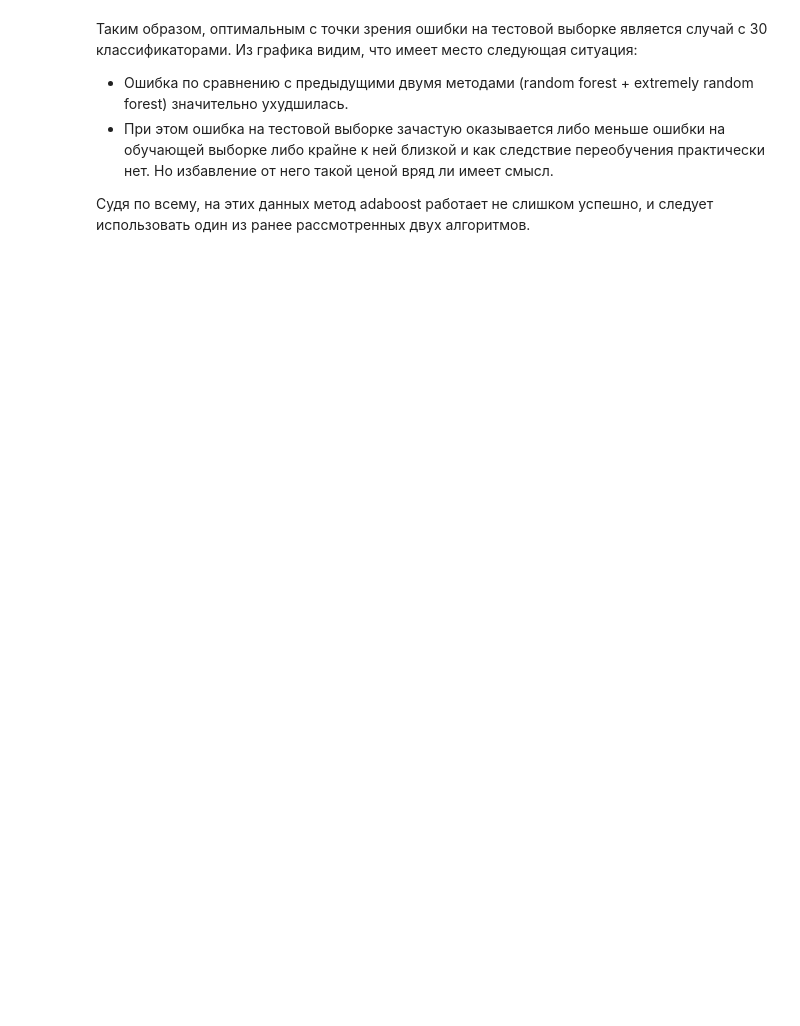
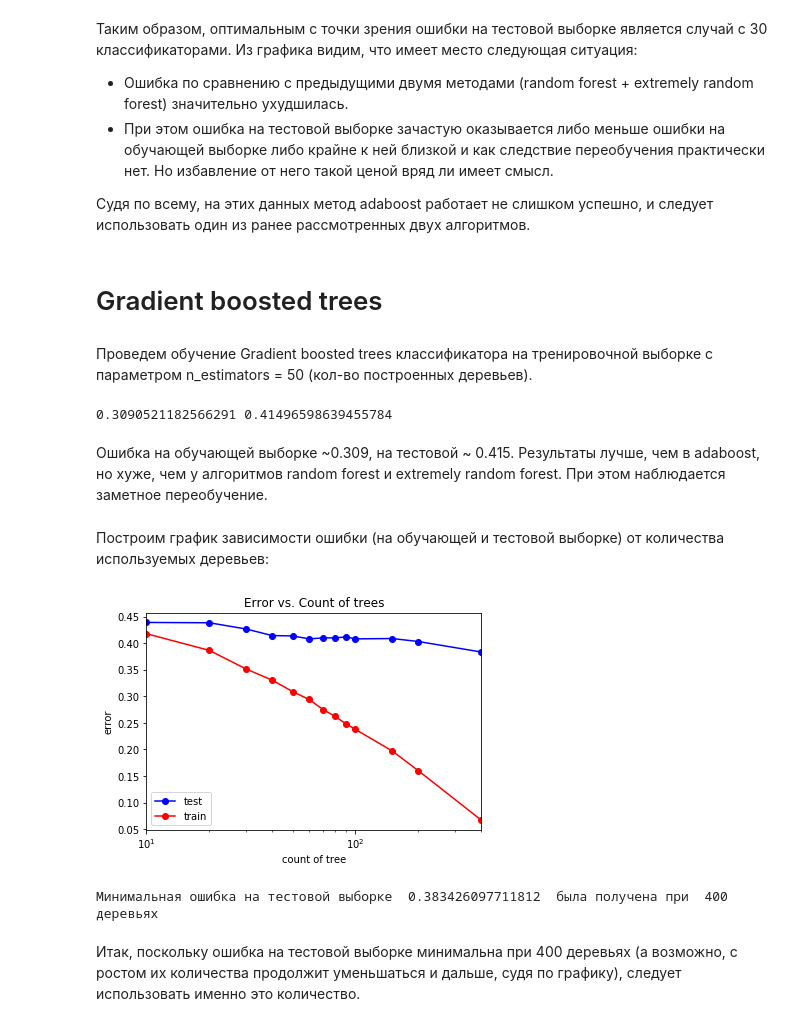
Before and after one commit to alitsov/machine-learning-homeworks, a Jupyter notebook: winequality-white.ipynb, the cells around one changed output. Cells and saved outputs as stored; diff of their text form; code cells hidden in the pictures; blank space fills up the shorter version.

```diff
--- a/winequality-white.ipynb
+++ b/winequality-white.ipynb
@@ -1045,3 +1045,56 @@ print("Минимальная ошибка на тестовой выборке
 * При этом ошибка на тестовой выборке зачастую оказывается либо меньше ошибки на обучающей выборке либо крайне к ней близкой и как следствие переобучения практически нет. Но избавление от него такой ценой вряд ли имеет смысл.
 
 Судя по всему, на этих данных метод adaboost работает не слишком успешно, и следует использовать один из ранее рассмотренных двух алгоритмов.
+# %% [markdown]
+# Gradient boosted trees
+# %% [markdown]
+Проведем обучение Gradient boosted trees классификатора на тренировочной выборке с параметром n_estimators = 50 (кол-во построенных деревьев).
+# %%
+gbt = ensemble.GradientBoostingClassifier(n_estimators = 50)
+gbt.fit(X_train, y_train)
+
+err_train = np.mean(y_train != gbt.predict(X_train))
+err_test = np.mean(y_test != gbt.predict(X_test))
+
+print(err_train, err_test)
+# %% [output]
+0.3090521182566291 0.41496598639455784
+# %% [markdown]
+Ошибка на обучающей выборке ~0.309, на тестовой ~ 0.415. Результаты лучше, чем в adaboost, но хуже, чем у алгоритмов random forest и extremely random forest. При этом наблюдается заметное переобучение.
+# %% [markdown]
+Построим график зависимости ошибки (на обучающей и тестовой выборке) от количества используемых деревьев:
+# %%
+tree_arr = (10, 20, 30, 40, 50, 60, 70, 80, 90, 100, 150, 200, 400)
+test_err = []
+train_err = []
+for tree in tree_arr:
+    gbt = ensemble.GradientBoostingClassifier(n_estimators = tree)
+    gbt.fit(X_train, y_train)
+
+    y_train_pred = gbt.predict(X_train)
+    y_test_pred = gbt.predict(X_test)
+    train_err.append(np.mean(y_train != y_train_pred))
+    test_err.append(np.mean(y_test != y_test_pred))
+
+plt.semilogx(tree_arr, test_err, 'b-o', label = 'test')
+plt.semilogx(tree_arr, train_err, 'r-o', label = 'train')
+plt.xlim([np.min(tree_arr), np.max(tree_arr)])
+plt.title('Error vs. Count of trees')
+plt.xlabel('count of tree')
+plt.ylabel('error')
+plt.legend()
+pass
+# %% [output]
+[figure, added]
+# %%
+min_test_error = test_err[0]
+min_index = 0
+for i in range(len(tree_arr)):
+    if test_err[i] < min_test_error:
+        min_test_error = test_err[i]
+        min_index = i
+print("Минимальная ошибка на тестовой выборке ", min_test_error, " была получена при ", tree_arr[min_index], " деревьях")
+# %% [output]
+Минимальная ошибка на тестовой выборке  0.383426097711812  была получена при  400  деревьях
+# %% [markdown]
+Итак, поскольку ошибка на тестовой выборке минимальна при 400 деревьях (а возможно, с ростом их количества продолжит уменьшаться и дальше, судя по графику), следует использовать именно это количество.
```
Also changed, not shown: parts of 5 cells of this notebook.
